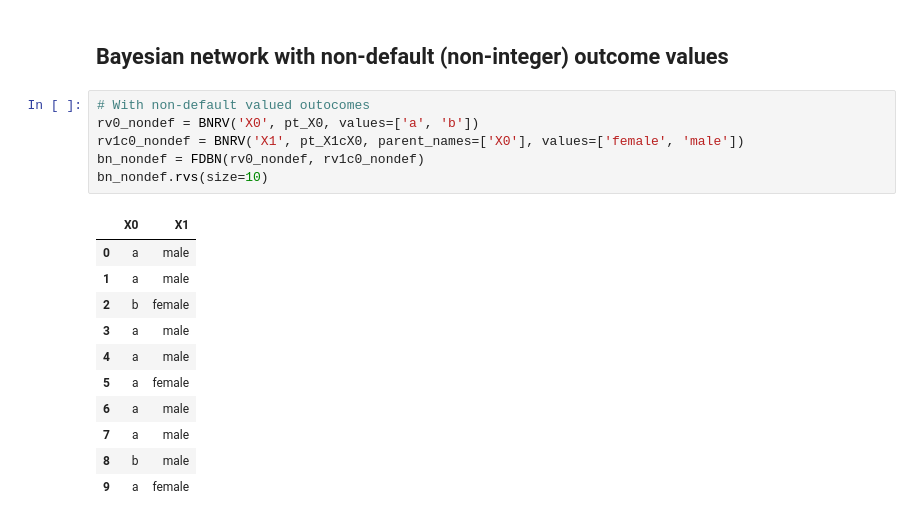
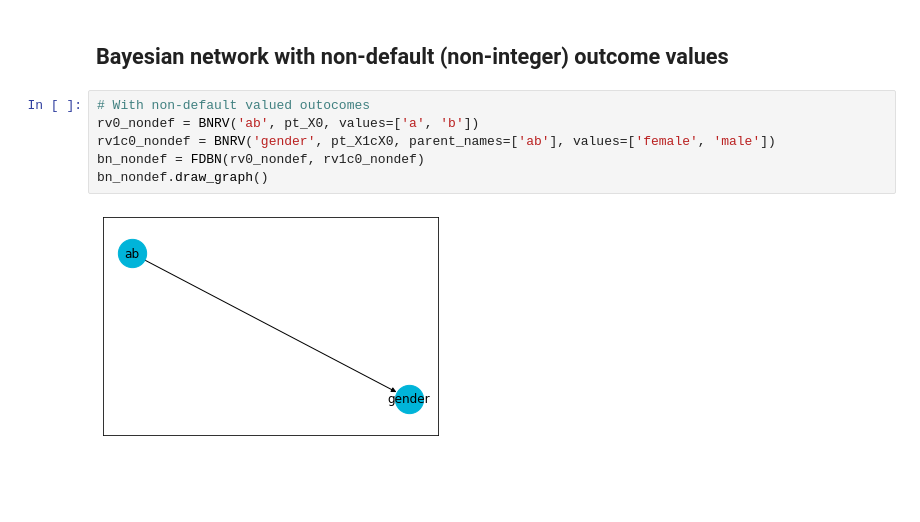
Before and after one commit to munichpavel/fake-data-for-learning, a Jupyter notebook: notebooks/bayesian-network.ipynb, the cells around one changed output. Saved outputs shown, nothing was run; the diff lists cells and outputs as text; blank space fills up the shorter version.

Commit message:
Fix draw graph

```diff
--- a/notebooks/bayesian-network.ipynb
+++ b/notebooks/bayesian-network.ipynb
@@ -178,19 +186,9 @@ bn2c01.rvs(size=5)
 ## Bayesian network with non-default (non-integer) outcome values
 # %%
 # With non-default valued outocomes
-rv0_nondef = BNRV('X0', pt_X0, values=['a', 'b'])
-rv1c0_nondef = BNRV('X1', pt_X1cX0, parent_names=['X0'], values=['female', 'male'])
+rv0_nondef = BNRV('ab', pt_X0, values=['a', 'b'])
+rv1c0_nondef = BNRV('gender', pt_X1cX0, parent_names=['ab'], values=['female', 'male'])
 bn_nondef = FDBN(rv0_nondef, rv1c0_nondef)
-bn_nondef.rvs(size=10)
+bn_nondef.draw_graph()
 # %% [output]
-|  | X0 | X1 |
-| 0 | a | male |
-| 1 | a | male |
-| 2 | b | female |
-| 3 | a | male |
-| 4 | a | male |
-| 5 | a | female |
-| 6 | a | male |
-| 7 | a | male |
-| 8 | b | male |
-| 9 | a | female |
+[figure, added]
```
Also changed, not shown: parts of 13 cells of this notebook, 1 other file.
